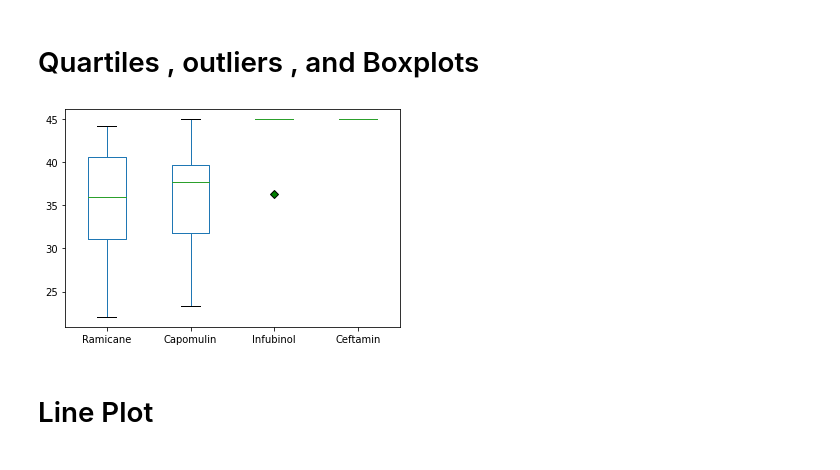
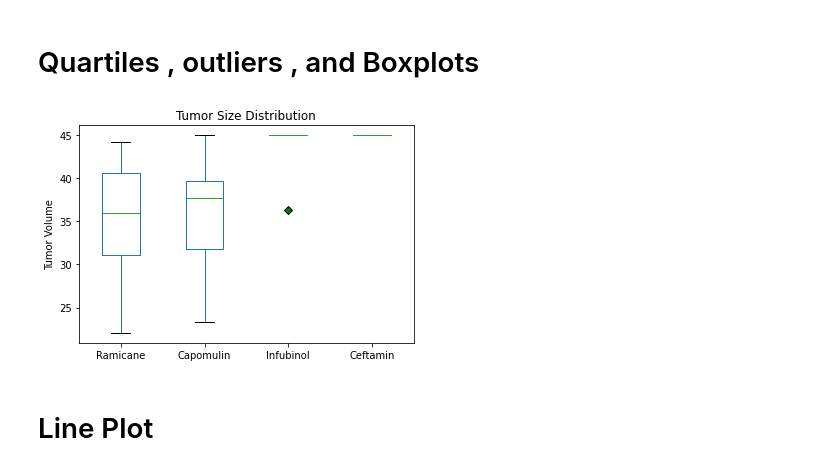
Before and after one commit to awesomepack/Pymaceuticals, a Jupyter notebook: Pymaceuticals.ipynb, the cells around one changed output. Saved outputs shown, nothing was run; the diff lists cells and outputs as text; code cells hidden in the pictures.

```diff
--- a/Pymaceuticals.ipynb
+++ b/Pymaceuticals.ipynb
@@ -178,26 +176,26 @@ plt.pie(gender_counts , labels=gender_counts.index )
 # %%
 #Calculate final tumor volume for each mouse ID across the drug regimens of interest (DOI) = Drugs of Interest
 DOI = ['Ramicane' , 'Capomulin' , 'Infubinol' , 'Ceftamin'];
 
 #Collecting Drug specific data frames in a list
 DOI_subsets = [SCC_growth[SCC_growth['Drug Regimen'] == drug] for drug in DOI];
 
 #Computing the final tumor volume (Vf) for each drug regimen
 Vf = [df.groupby('Mouse ID')['Tumor Volume (mm3)'].min() for df in DOI_subsets];
 
 #
 Vf_df = pd.concat(Vf , axis = 1 )
 
 #Rename the columns with name of the drug used
 Vf_df.columns = DOI;
 
 #Defining Style object
 style = {'markerfacecolor': 'g' , 'marker': 'D'}
 
 #Plot the Data Frame using a box and whisker plot
-Vf_df.plot.box(flierprops = style);
+Vf_df.plot.box(flierprops = style , title='Tumor Size Distribution' , ylabel = 'Tumor Volume');
 # %% [output]
-[figure, old version]
+[figure, new version]
 # %% [markdown]
 # Line Plot
 # %%
```
Also changed, not shown: parts of 8 cells of this notebook.
